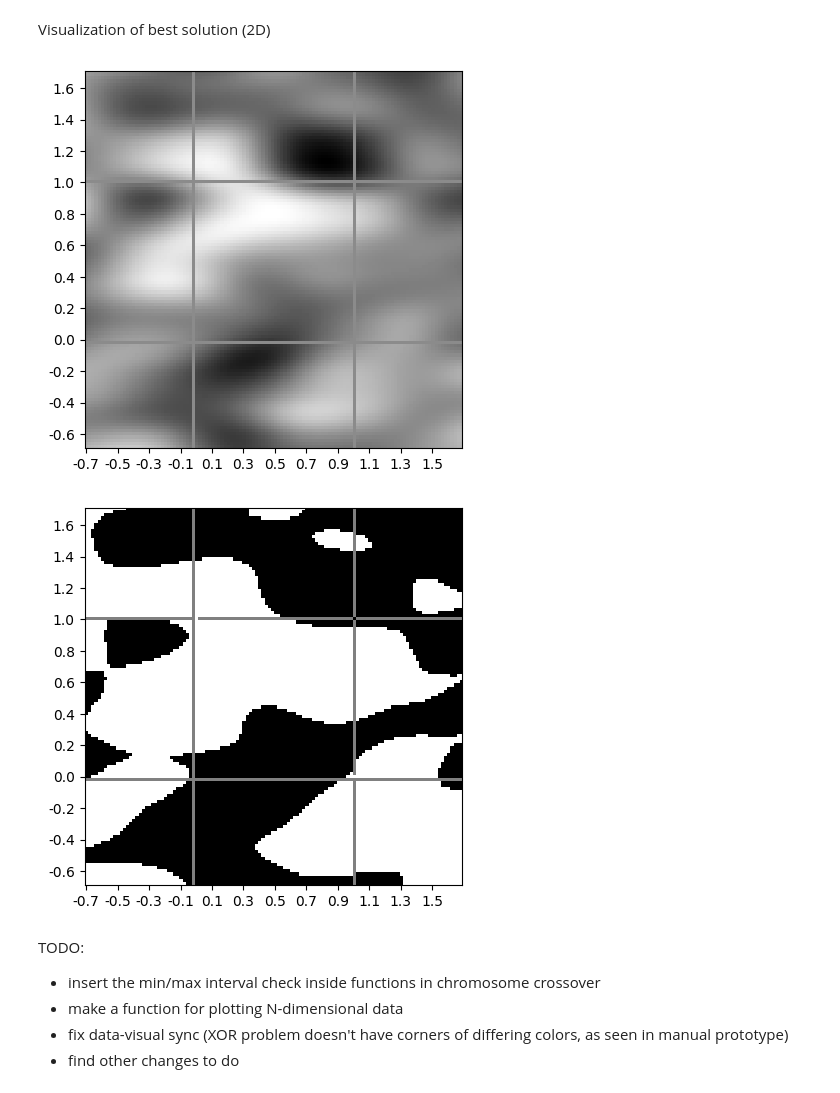
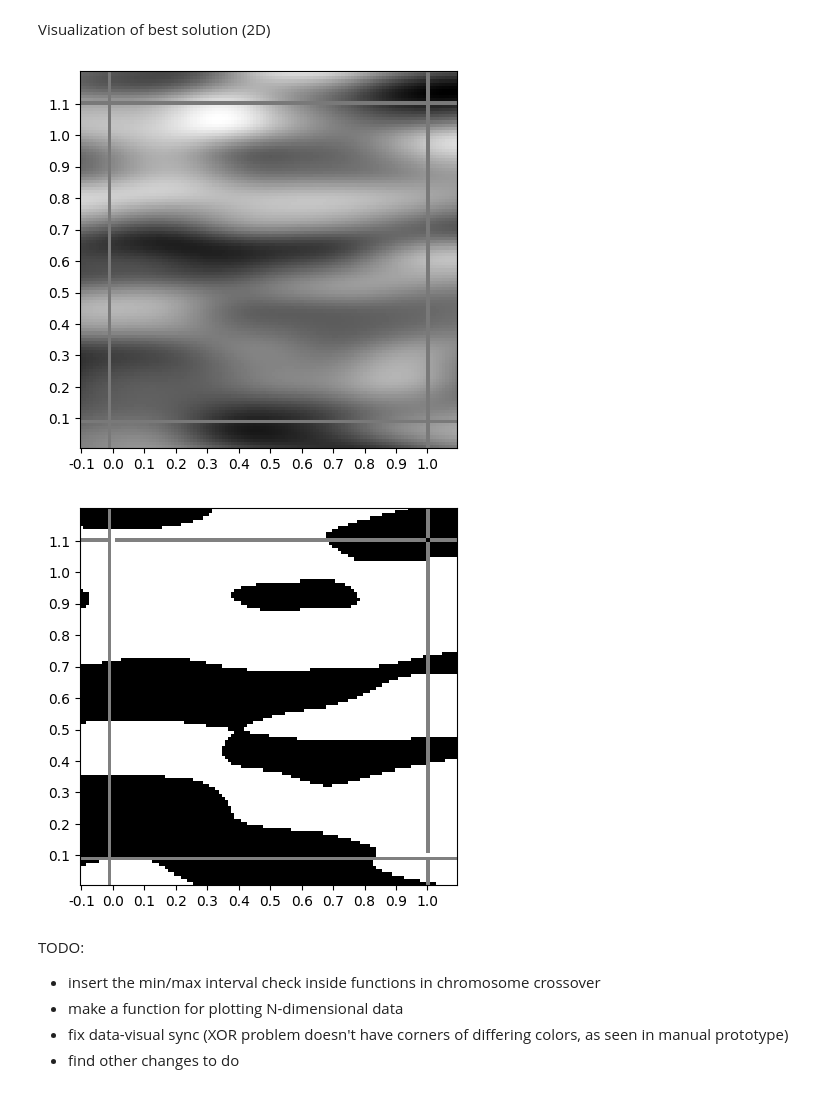
Before and after one commit to grigorescuandrei/noise-based-classifier, a Jupyter notebook: prototype/demo.ipynb, the cells around one changed output. Drawn from its saved outputs; the diff is of its cells as text; code cells hidden in the pictures.

```diff
--- a/prototype/demo.ipynb
+++ b/prototype/demo.ipynb
@@ -464,8 +464,8 @@ scaleY = representation[5]
 offsetY = representation[6]
 zOffset = representation[-1]
 
-imageScale = 2
-imageOffset = 0.5
+imageScale = 1
+imageOffset = 0
 
 noise = PerlinNoise(seed=seed, octaves=octaves)
 imageWidth, imageHeight = 100, 100
@@ -512,35 +512,35 @@ for i in range(len(pic)):
     for j in range(0, len(pic[i]), 1):
         value = pic[i][j] > threshold
         if pic[i][j] == 0.5:
             value = 0.5
         row.append(value)
     pic2.append(row)
 
 for i in range(len(inputs)):
     input = inputs[i]
     processedInput = copy.copy(input)
     for j in range(len(input)):
         scale = representation[2*j + 3]
         offset = representation[2*j + 4]
         value = input[j]
         processedInput.append(value * scale + offset)
     x = floor((imageScale - input[0] - imageOffset) * imageWidth / imageScale + border)
     y = floor((input[1] + imageOffset) * imageHeight / imageScale + border)
     color = 1 if realResults[i] else 0
     if x < len(pic2):
         if y < len(pic2[x]):
             pic2[x][y] = color
 
 plt.figure(figsize=(5,5), dpi=100)
 xticks = [x for x in range(0, imageWidth + border * 2, 10)]
 plt.xticks(xticks, ["%.1f" % (((x - border) / imageWidth - imageOffset / imageScale) * imageScale) for x in xticks])
 yticks = [y + border/imageScale for y in range(0, imageHeight + border * 2, 10)]
 plt.yticks(yticks, reversed(["%.1f" % (((y - border) / imageHeight - imageOffset / imageScale) * imageScale) for y in yticks]))
 plt.imshow(pic2, cmap='gray')
 plt.show()
 # %% [output]
-[figure, old version]
+[figure, new version]
-[figure, old version]
+[figure, new version]
 # %% [markdown]
 TODO:
  - insert the min/max interval check inside functions in chromosome crossover
```
Also changed, not shown: parts of 1 cell of this notebook, 1 other file.
